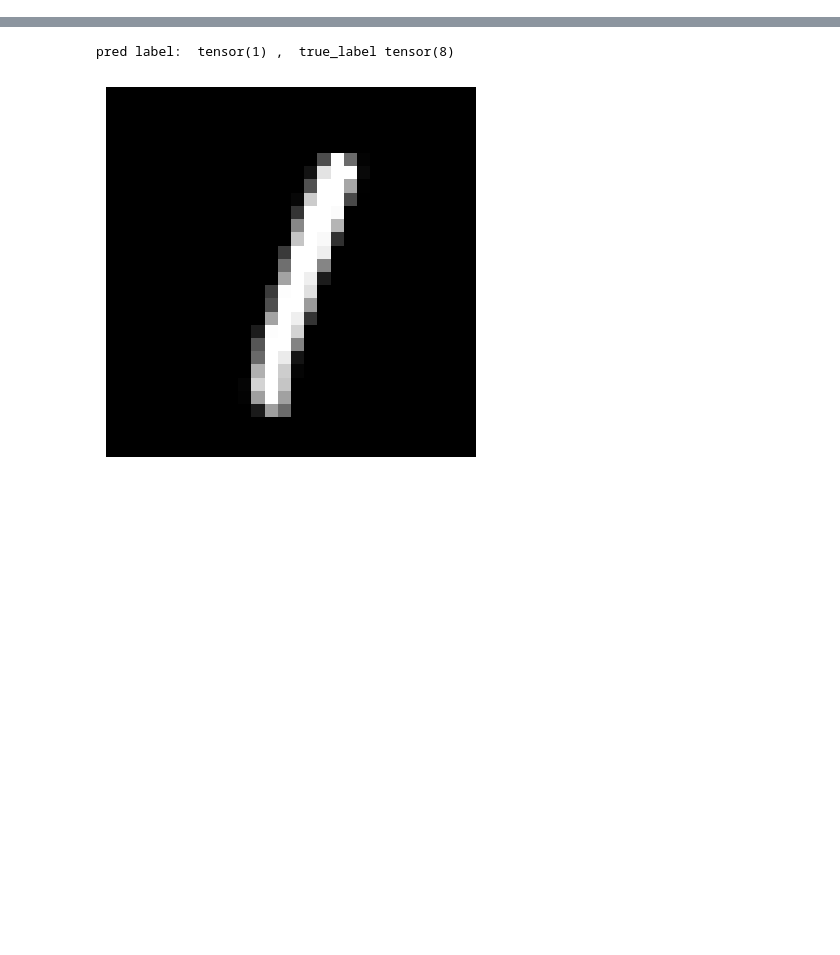
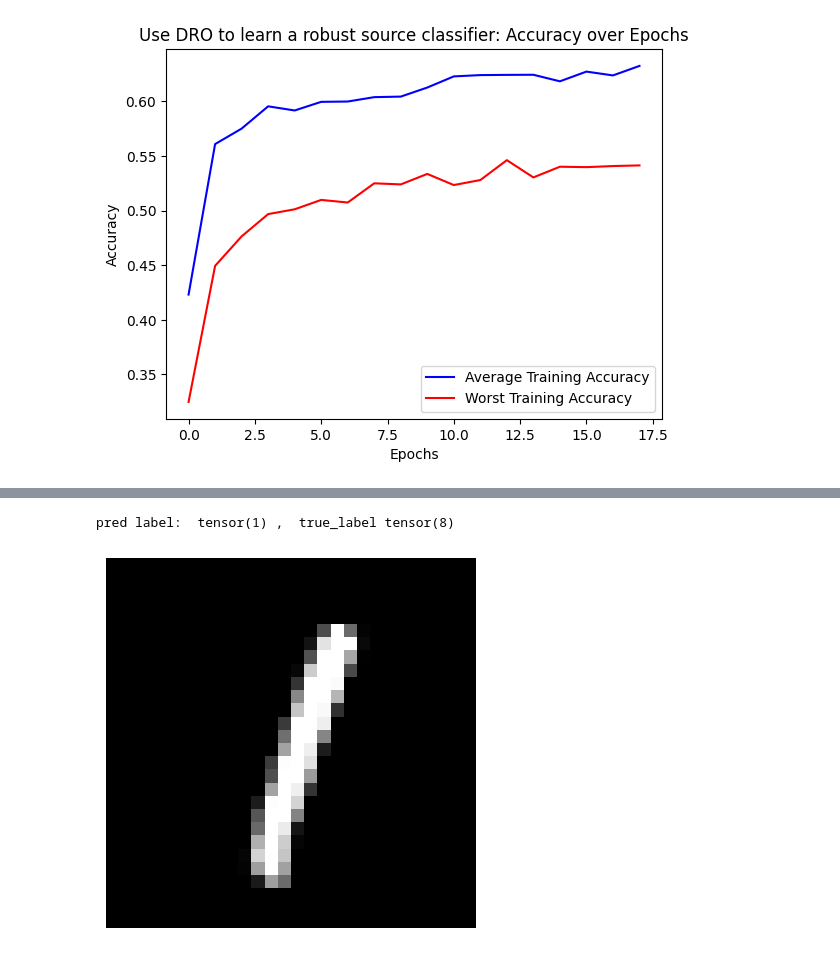
Before and after one commit to Sustech-yx/CSE5001_Project, a Jupyter notebook: main.ipynb, the cells around one changed output, grey strips where cells are left out. Cells and saved outputs as stored; diff of their text form; code cells hidden in the pictures; blank space fills up the shorter version.

```diff
--- a/main.ipynb
+++ b/main.ipynb
@@ -45,0 +114,54 @@ true_labels = torch.cat(wrong_pred[2])
+# %%
+text1 = """
+0.4231
+0.5609
+0.5751
+0.5955
+0.5917
+0.5996
+0.5999
+0.6039
+0.6044
+0.6127
+0.6229
+0.6241
+0.6243
+0.6244
+0.6184
+0.6273
+0.6238
+0.6325
+"""
+text2 = """
+0.3248
+0.4494
+0.4764
+0.4968
+0.5012
+0.5098
+0.5074
+0.5250
+0.5240
+0.5336
+0.5234
+0.5280
+0.5462
+0.5304
+0.5402
+0.5398
+0.5408
+0.5414
+"""
+# print(list(map(float, text.split())))
+
+plt.plot(list(map(float, text1.split())), 'b', label='Average Training Accuracy')
+plt.plot(list(map(float, text2.split())), 'r', label='Worst Training Accuracy')
+plt.title(prefix + 'Accuracy over Epochs')
+plt.xlabel('Epochs')
+plt.ylabel('Accuracy')
+plt.legend()
+# plt.show()
+plt.savefig("{}.png".format(str(cnt), dpi=1200))
+cnt += 1
+# %% [output]
+[figure, added]
```
Also changed, not shown: parts of 22 cells of this notebook, 27 other files.
